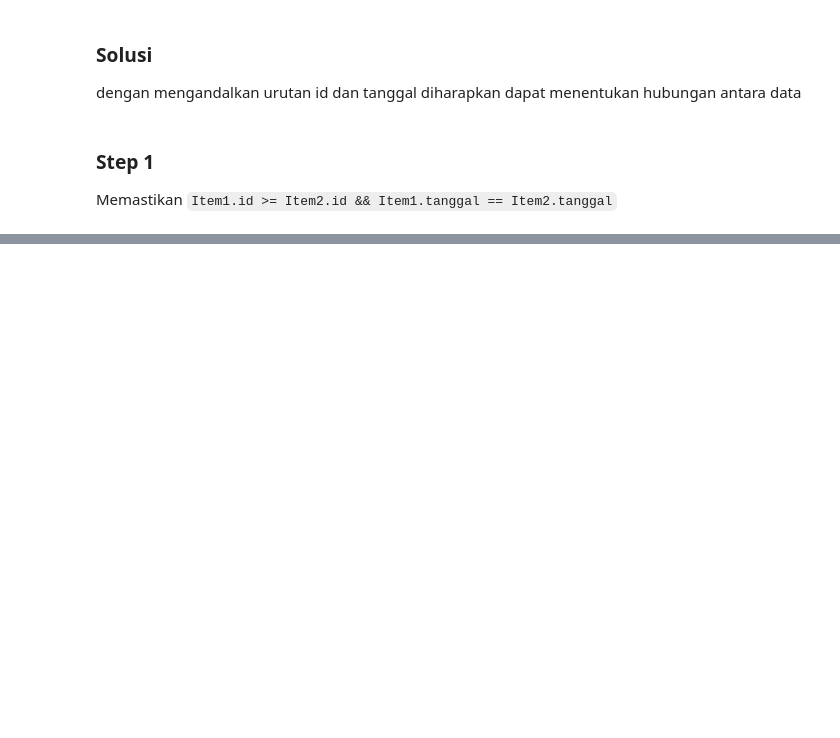
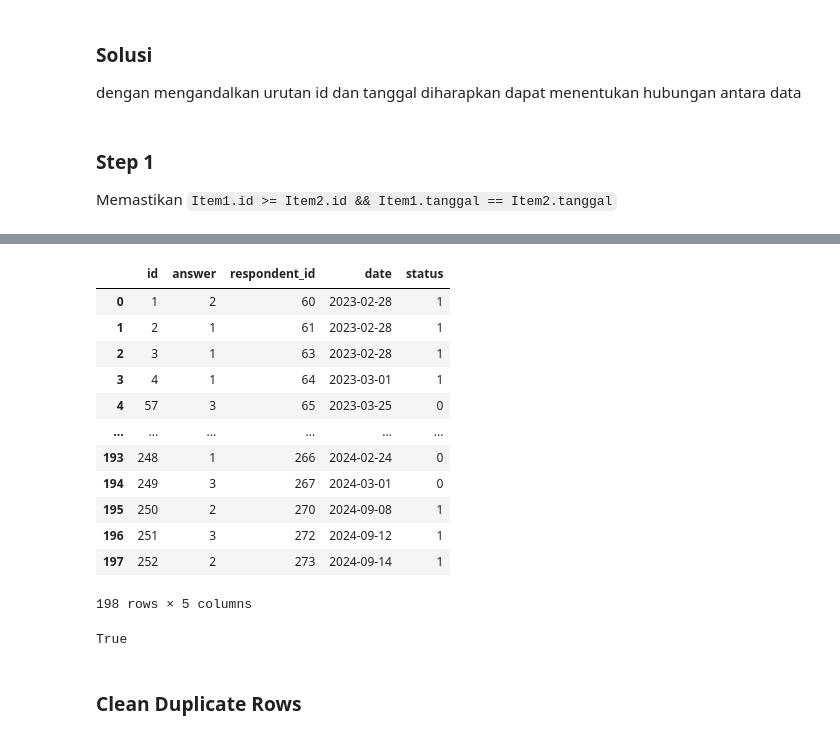
Before and after one commit to agriedd/python-data-related-fix, a Jupyter notebook: main.ipynb, the cells around one changed output, grey strips where cells are left out. Drawn from its saved outputs; the diff is of its cells as text; code cells hidden in the pictures; blank space fills up the shorter version.

```diff
--- a/main.ipynb
+++ b/main.ipynb
@@ -33,3 +34,33 @@ respondents
 | 212 | 272 | 2024-09-12 | 1 | SMP | NaN | Rawat Jalan | 154 |
 | 213 | 273 | 2024-09-14 | 1 | SD | NaN | Rawat Jalan | 154 |
 214 rows × 7 columns
+# %%
+first_answers = pd.read_csv("assets/jawaban_user_1.csv")
+first_answers
+# %% [output]
+|  | id | answer | respondent_id | date | status |
+| 0 | 1 | 2 | 60 | 2023-02-28 | 1 |
+| 1 | 2 | 1 | 61 | 2023-02-28 | 1 |
+| 2 | 3 | 1 | 63 | 2023-02-28 | 1 |
+| 3 | 4 | 1 | 64 | 2023-03-01 | 1 |
+| 4 | 57 | 3 | 65 | 2023-03-25 | 0 |
+| ... | ... | ... | ... | ... | ... |
+| 193 | 248 | 1 | 266 | 2024-02-24 | 0 |
+| 194 | 249 | 3 | 267 | 2024-03-01 | 0 |
+| 195 | 250 | 2 | 270 | 2024-09-08 | 1 |
+| 196 | 251 | 3 | 272 | 2024-09-12 | 1 |
+| 197 | 252 | 2 | 273 | 2024-09-14 | 1 |
+198 rows × 5 columns
+# %%
+# merge respondent with first answers
+respondents_with_first_answers = pd.merge(left=respondents, right=first_answers, on='respondent_id', how='inner')
+respondents_with_first_answers
+respondents_with_first_answers.to_csv("output/respondents_with_first_answers.csv")
+
+# check if there is duplicate on respondent_id column
+is_respondents_with_first_answers_has_duplicate = not respondents_with_first_answers['respondent_id'].is_unique
+is_respondents_with_first_answers_has_duplicate
+# %% [output]
+True
+# %% [markdown]
+### Clean Duplicate Rows
```
Also changed, not shown: parts of 14 cells of this notebook, 13 other files.
